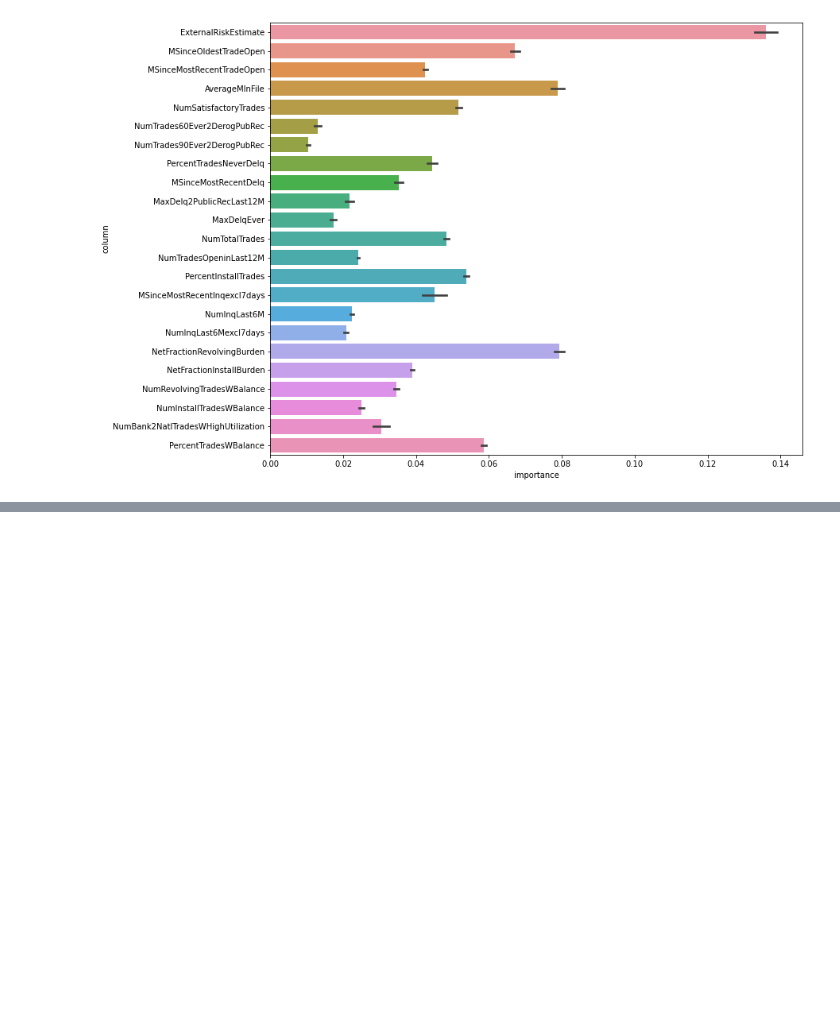
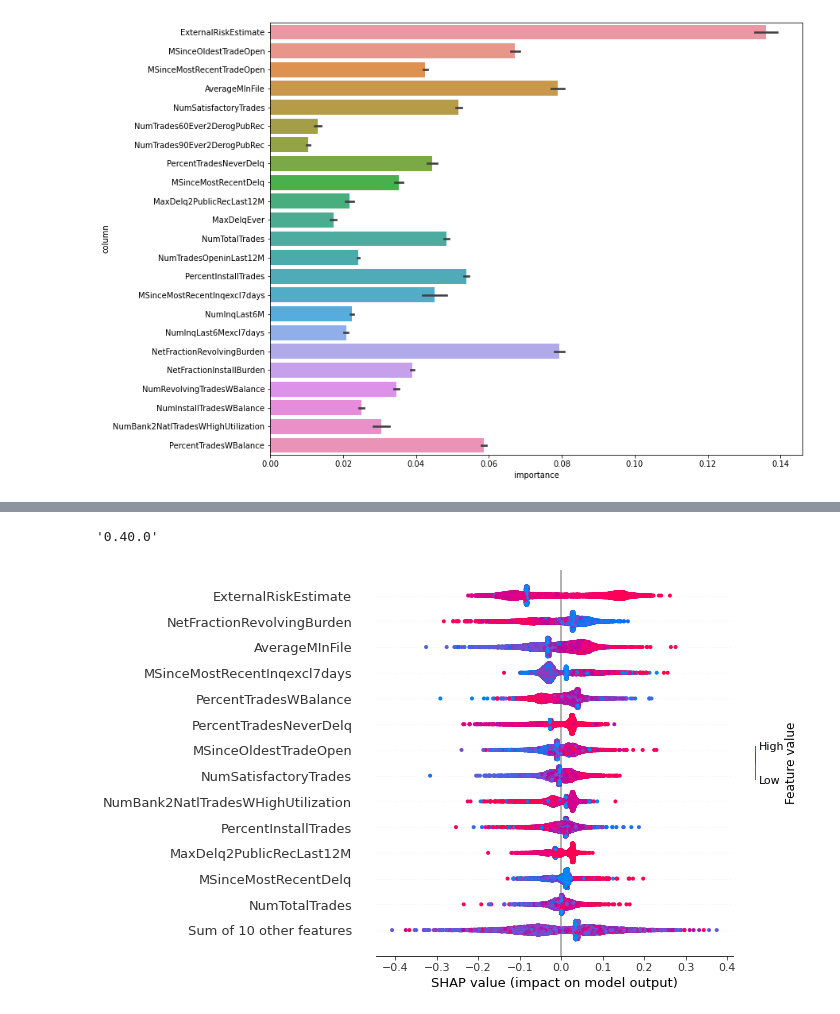
Before and after one commit to pavopax/fico-challenge, a Jupyter notebook: analysis.ipynb, the cells around one changed output, grey strips where cells are left out. Cells and saved outputs as stored; diff of their text form; code cells hidden in the pictures; blank space fills up the shorter version.

Commit message:
Add explanations with SHAP values

```diff
--- a/analysis.ipynb
+++ b/analysis.ipynb
@@ -171,0 +185,24 @@ sns.barplot(data=coefs_df, x='importance', y='column', estimator=np.mean, ci='sd
+# %%
+import copy
+import shap
+
+shap.__version__
+# %% [output]
+'0.40.0'
+# %%
+model = rf.fit(X, y)
+# %%
+# approximate gives significant speed-up
+explainer = shap.Explainer(model, approximate=True, feature_names=X.columns.values)
+# %%
+shap_values_raw = explainer(X)
+
+# https://github.com/slundberg/shap/issues/1460#issuecomment-946717889
+shap_values = copy.deepcopy(shap_values_raw)
+shap_values.values = shap_values.values[:,:,1]
+shap_values.base_values = shap_values.base_values[:,1]
+# %%
+# BUG: rerunning just this cell shows different result (????)
+shap.plots.beeswarm(shap_values, max_display=14)
+# %% [output]
+[figure, added]
```
Also changed, not shown: parts of 9 cells of this notebook.
